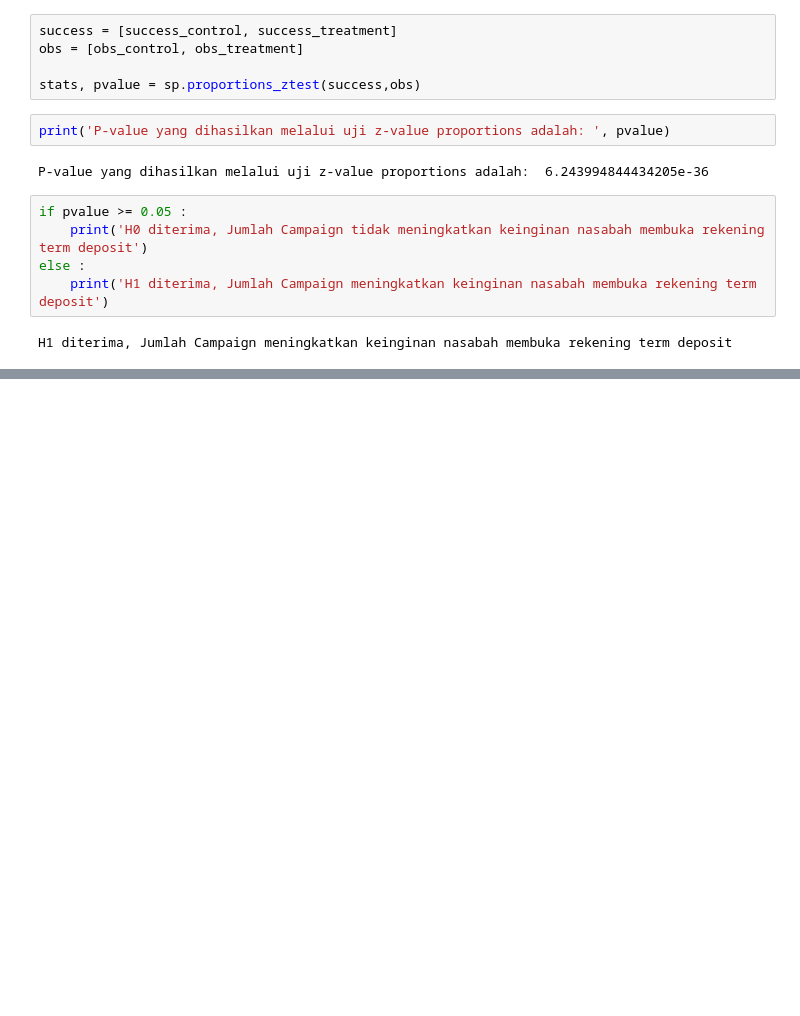
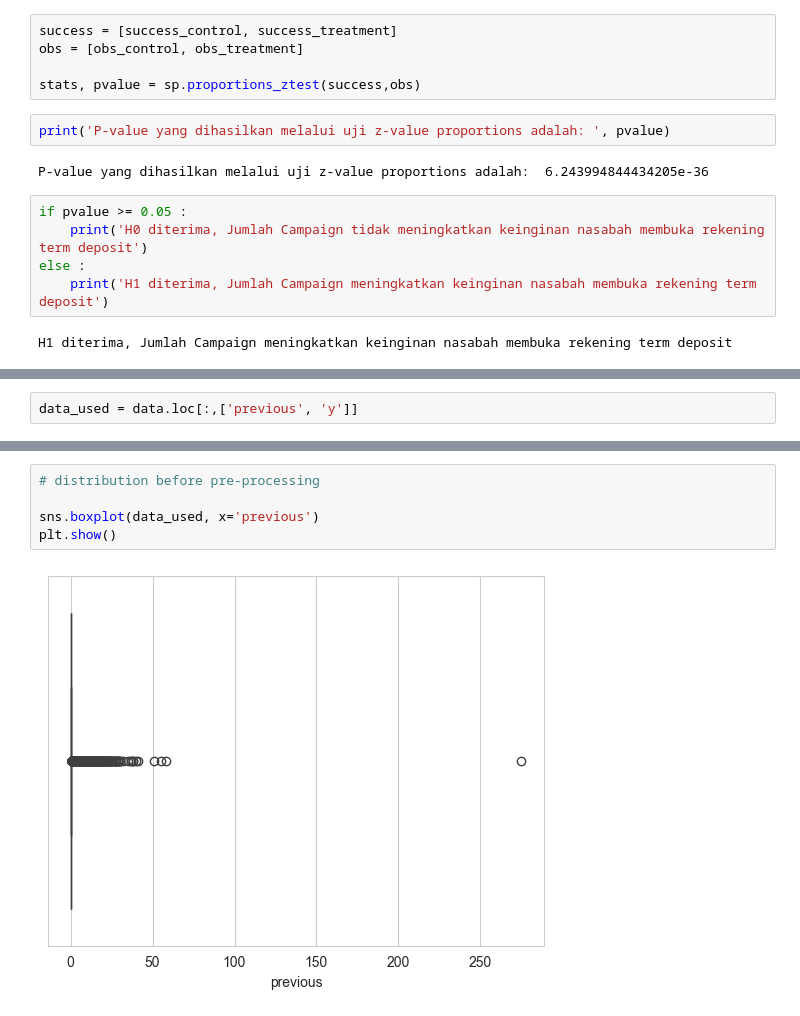
Before and after one commit to bagusatya08/Term-Deposit-Potential-Customer-Prediction, a Jupyter notebook: stage-1/eda-insight-visualization.ipynb, the cells around one changed output, grey strips where cells are left out. Saved outputs shown, nothing was run; the diff lists cells and outputs as text; blank space fills up the shorter version.

```diff
--- a/stage-1/eda-insight-visualization.ipynb
+++ b/stage-1/eda-insight-visualization.ipynb
@@ -472,0 +521,2 @@ Business insight yang didapatkan berdasarkan significance testing adalah bahwa j
+# %%
+data_used = data.loc[:,['previous', 'y']]
@@ -472,0 +530,7 @@ Business insight yang didapatkan berdasarkan significance testing adalah bahwa j
+# %%
+# distribution before pre-processing
+
+sns.boxplot(data_used, x='previous')
+plt.show()
+# %% [output]
+[figure, added]
```
Also changed, not shown: parts of 62 cells of this notebook.
